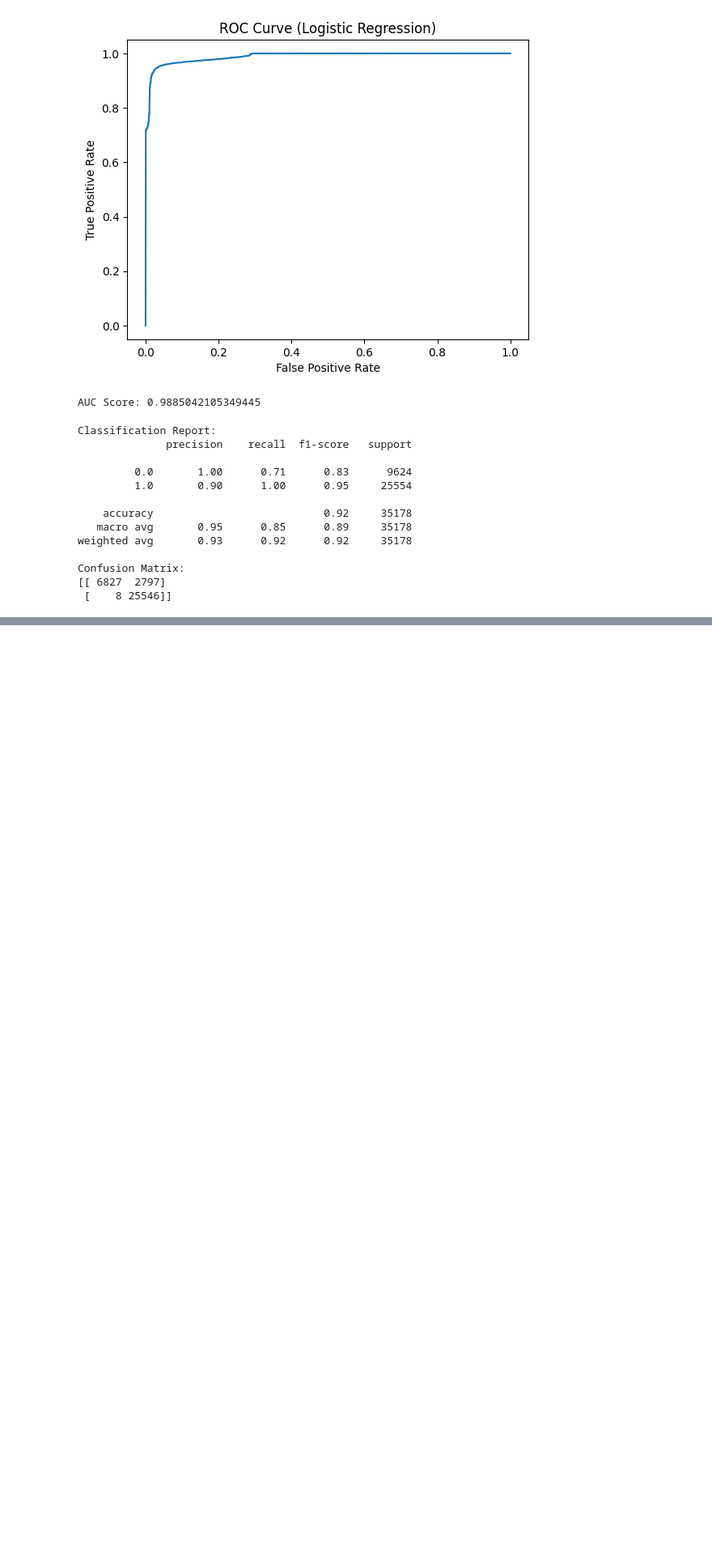
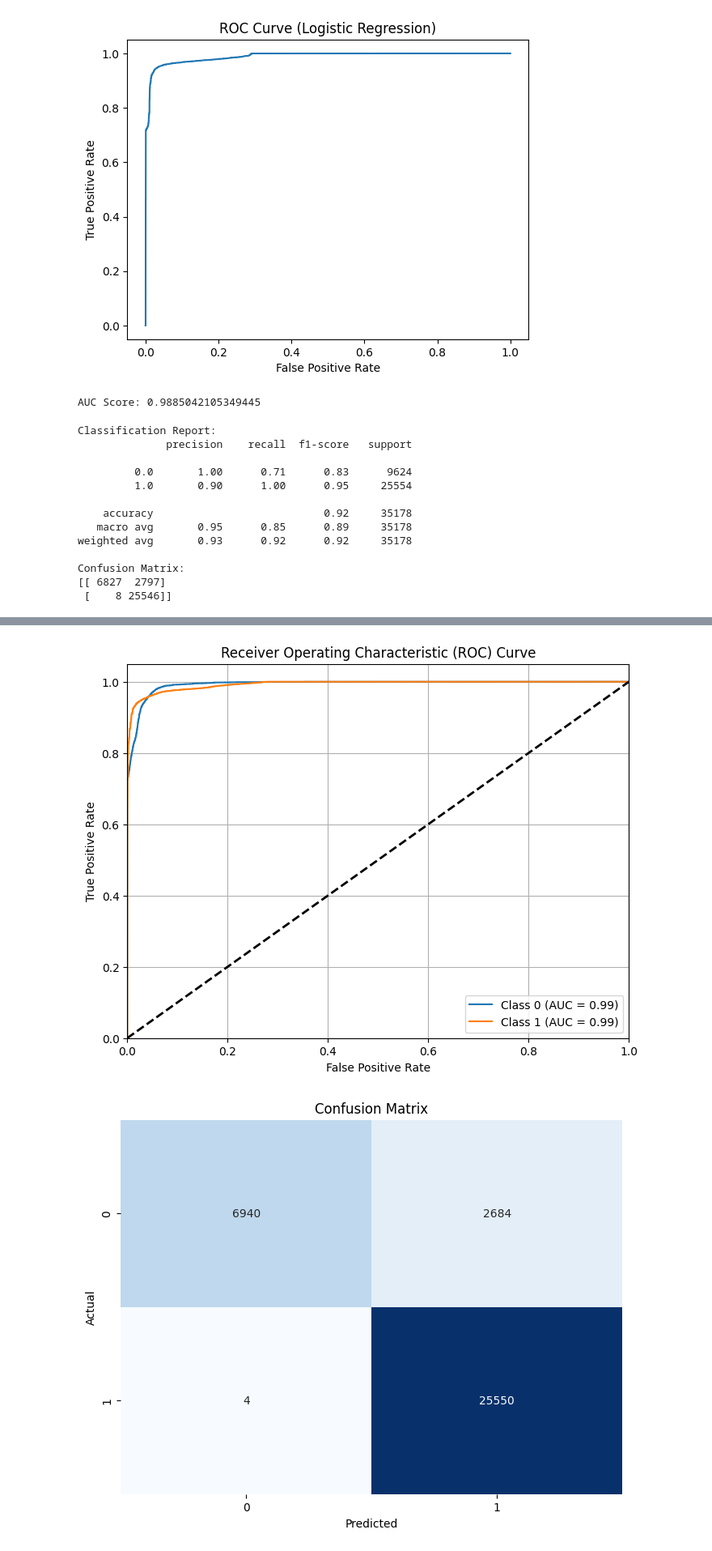
Before and after one commit to davidjcastrejon/ml-cyberattack-detection, a Jupyter notebook: cybersecurity.ipynb, the cells around one changed output, grey strips where cells are left out. Shown at 81% size. Drawn from its saved outputs; the diff is of its cells as text; code cells hidden in the pictures; blank space fills up the shorter version.

Commit message:
Finished CNN and plotted ROC curve

```diff
--- a/cybersecurity.ipynb
+++ b/cybersecurity.ipynb
@@ -525,0 +569,58 @@ Confusion Matrix:
+# %%
+import numpy as np
+import matplotlib.pyplot as plt
+from sklearn.metrics import roc_curve, auc, confusion_matrix, classification_report
+import seaborn as sns
+
+# Assuming you have your model trained and X_test, y_test loaded
+
+# Get predicted probabilities for the test set
+y_pred_prob = model.predict(X_test)
+
+# Compute ROC curve and ROC area for each class
+fpr = dict()
+tpr = dict()
+roc_auc = dict()
+for i in range(2):  # Assuming you have 10 classes
+    fpr[i], tpr[i], _ = roc_curve(y_test == i, y_pred_prob[:, i])
+    roc_auc[i] = auc(fpr[i], tpr[i])
+
+# Plot ROC curve for each class
+plt.figure(figsize=(8, 6))
+for i in range(2):  # Assuming you have 10 classes
+    plt.plot(fpr[i], tpr[i], label=f'Class {i} (AUC = {roc_auc[i]:.2f})')
+
+plt.plot([0, 1], [0, 1], 'k--', lw=2)  # Plot random curve
+plt.xlim([0.0, 1.0])
+plt.ylim([0.0, 1.05])
+plt.xlabel('False Positive Rate')
+plt.ylabel('True Positive Rate')
+plt.title('Receiver Operating Characteristic (ROC) Curve')
+plt.legend(loc='lower right')
+plt.grid(True)
+plt.show()
+
+# Get predicted classes for the test set
+y_pred = np.argmax(y_pred_prob, axis=1)
+
+# Compute confusion matrix
+cm = confusion_matrix(y_test, y_pred)
+
+# Plot confusion matrix
+plt.figure(figsize=(8, 6))
+sns.heatmap(cm, annot=True, fmt='d', cmap='Blues', cbar=False)
+plt.title('Confusion Matrix')
+plt.xlabel('Predicted')
+plt.ylabel('Actual')
+plt.show()
+
+# Generate classification report
+report = classification_report(y_test, y_pred)
+
+# Print classification report
+print("Classification Report:\n", report)
+
+# Print confusion matrix
+print("Confusion Matrix:")
+print(cm)
+# %% [output]
@@ -525,0 +628,2 @@ Confusion Matrix:
+[figure, added]
+[figure, added]
```
Also changed, not shown: parts of 2 cells of this notebook.
